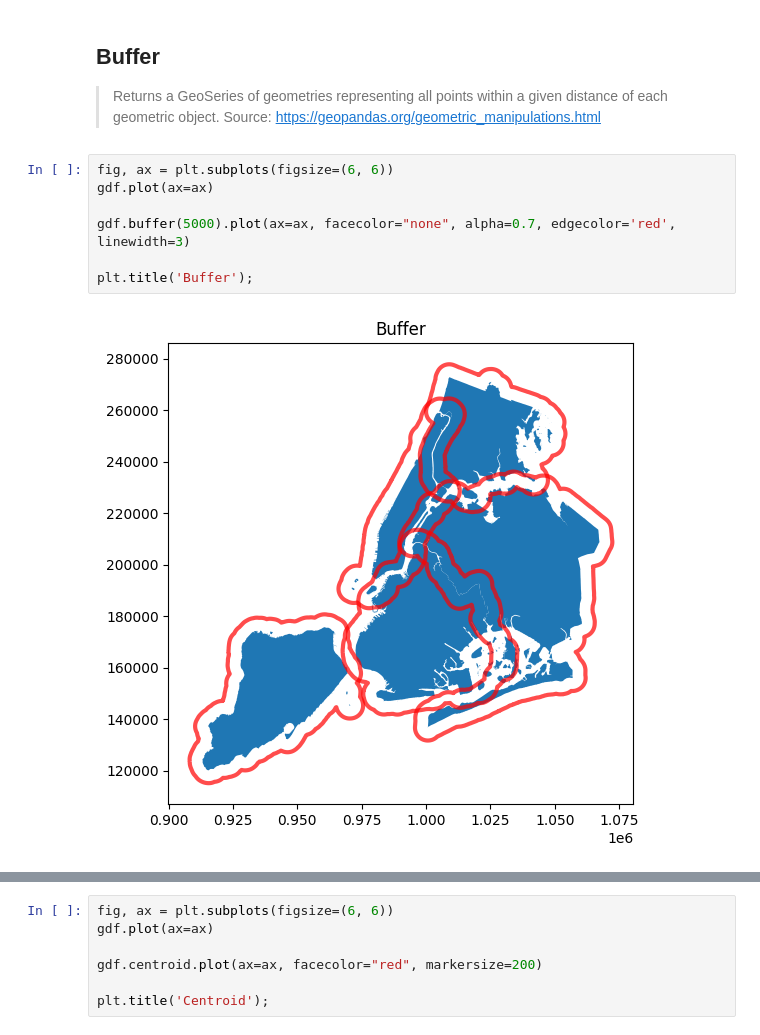
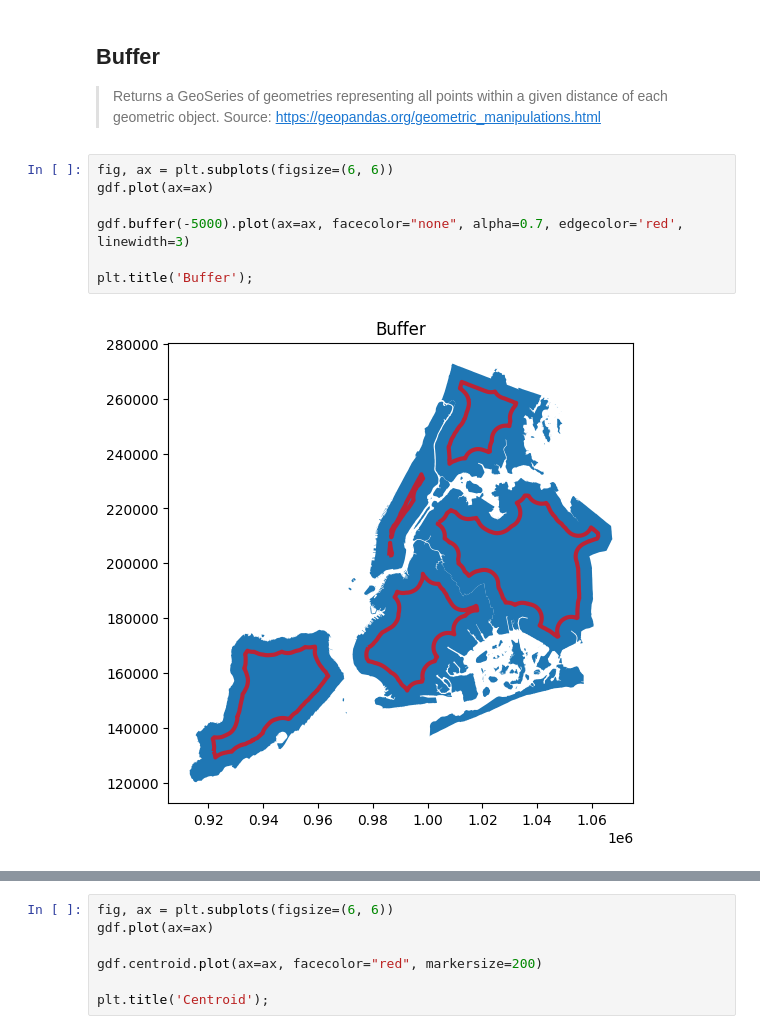
Before and after one commit to jsanz/sdsc, a Jupyter notebook: 2023-foundations-of-geospatial.ipynb, the cells around one changed output, grey strips where cells are left out. Drawn from its saved outputs; the diff is of its cells as text.

```diff
--- a/2023-foundations-of-geospatial.ipynb
+++ b/2023-foundations-of-geospatial.ipynb
@@ -433,12 +433,12 @@ arcpy.analysis.Intersect([feature_1, feature_2], out_feature)
 # %%
 fig, ax = plt.subplots(figsize=(6, 6))
 gdf.plot(ax=ax)
 
-gdf.buffer(5000).plot(ax=ax, facecolor="none", alpha=0.7, edgecolor='red', linewidth=3)
+gdf.buffer(-5000).plot(ax=ax, facecolor="none", alpha=0.7, edgecolor='red', linewidth=3)
 
 plt.title('Buffer');
 # %% [output]
-[figure, old version]
+[figure, new version]
 # %% [markdown]
 ## Centroid
 
```
Also changed, not shown: parts of 16 cells of this notebook, 3 other files.
